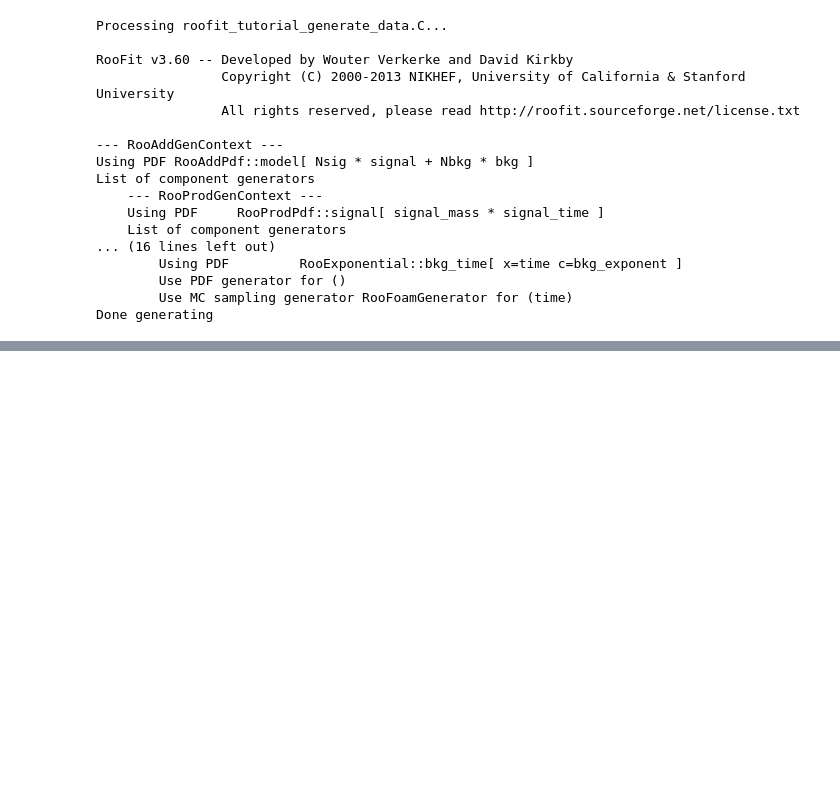
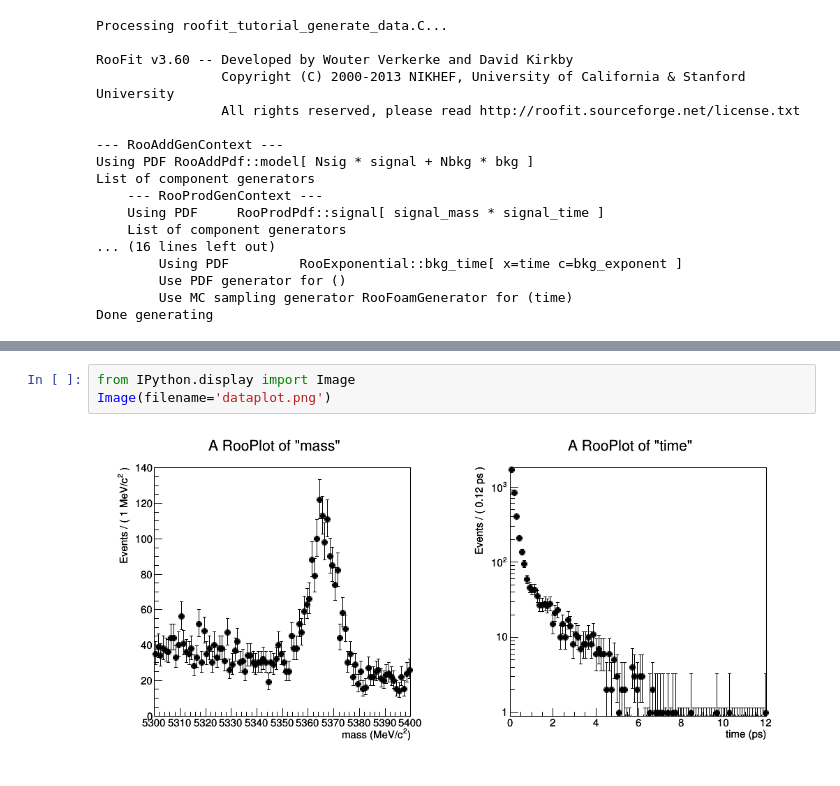
Before and after one commit to cofitzpa/roofit_tutorial_solutions, a Jupyter notebook: Tutorial.ipynb, the cells around one changed output, grey strips where cells are left out. Saved outputs shown, nothing was run; the diff lists cells and outputs as text; blank space fills up the shorter version.

```diff
--- a/Tutorial.ipynb
+++ b/Tutorial.ipynb
@@ -27,0 +49,5 @@ Done generating
+# %%
+from IPython.display import Image
+Image(filename='dataplot.png')
+# %% [output]
+[figure, added]
```
Also changed, not shown: parts of 15 cells of this notebook.
